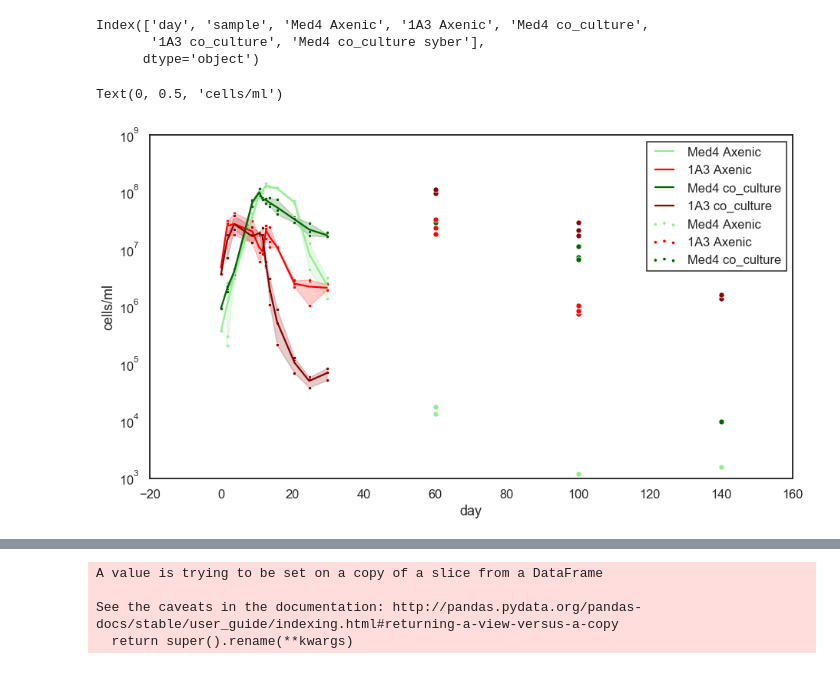
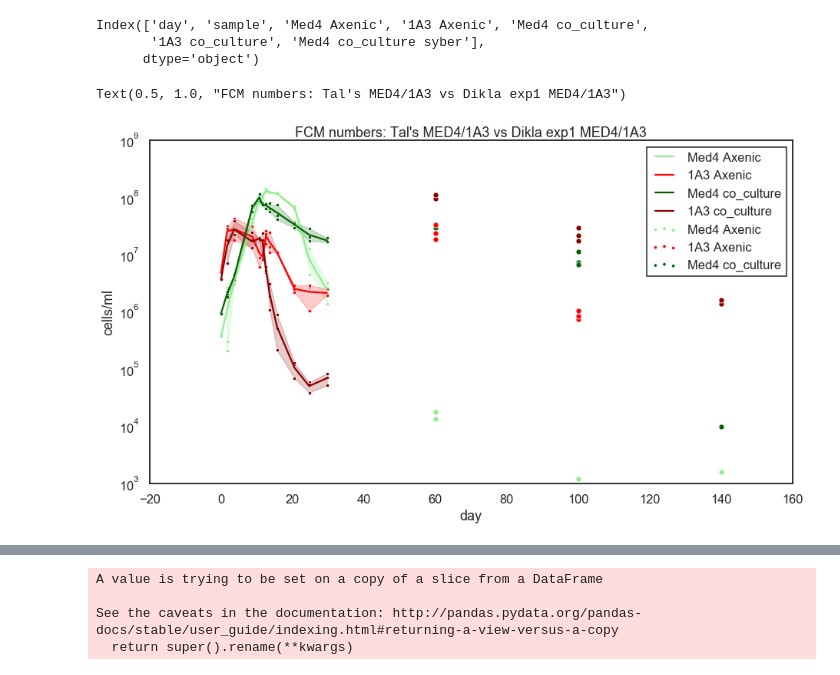
Before and after one commit to wosnat/ccpa, a Jupyter notebook: CCPA_17_4_2020_basic_model-1A3_MED4.ipynb, the cells around one changed output, grey strips where cells are left out. Drawn from its saved outputs; the diff is of its cells as text; code cells hidden in the pictures.

```diff
--- a/CCPA_17_4_2020_basic_model-1A3_MED4.ipynb
+++ b/CCPA_17_4_2020_basic_model-1A3_MED4.ipynb
@@ -158,35 +158,36 @@ for i in ['Med4 Axenic',
          ]:
     sns.lineplot(x=tal_df.day, y=tal_df[i], label=i,  color=colors[i])
     sns.scatterplot(x=tal_df.day, y=tal_df[i], label=i, s=20, color=colors[i], legend=False)
 
 df_axenic1 = df.loc[df.experiment.isin(['e1']) & df.PRO.isin(['MED4']) & df.culture.isin(['Axenic'])]
 df_1a31 = df.loc[df.experiment.isin(['e1']) & df.PRO.isin(['MED4']) & df.ALT.isin(['1A3'])]
 prevdf_axenic1 = prevfcm_df.loc[prevfcm_df.METHOD.isin(['FL']) & prevfcm_df.PRO.isin(['MED4'])
                                & prevfcm_df.MODE.isin(['lowN'])]
 prevdf_1a31 = prevfcm_df.loc[prevfcm_df.METHOD.isin(['FL']) & prevfcm_df.PRO.isin(['MED4'])
                                & prevfcm_df.MODE.isin(['1A3'])]
 
 compdf_axenic = compdf.loc[compdf.MODE.isin(['lowN']) & compdf.PRO.isin(['MED4']) ]
 compdf_1a3 = compdf.loc[compdf.MODE.isin(['1A3']) & compdf.PRO.isin(['MED4']) ]
 fcmdf_axenic1 = fcmdf.loc[fcmdf.experiment.isin(['exp1']) & fcmdf.PRO.isin(['MED4']) & fcmdf.ALT.isna()]
 fcmdf_1a31 = fcmdf.loc[fcmdf.experiment.isin(['exp1']) & fcmdf.PRO.isna() & fcmdf.ALT.isin(['1A3'])]
 fcmdf_coculture1 = fcmdf.loc[fcmdf.experiment.isin(['exp1']) & fcmdf.PRO.isin(['MED4']) & fcmdf.ALT.isin(['1A3'])]
 
 #sns.lineplot(x=prevdf_1a31.day, y=cp.compute_FL2cells(prevdf_1a31['VALUE'], fl2cell_model),label='Tal FL 1A3',color='darkblue')
 #sns.lineplot(x=prevdf_axenic1.day, y=cp.compute_FL2cells(prevdf_axenic1['VALUE'], fl2cell_model),label='Tal FL Axenic',color='lightblue')
 
 #sns.lineplot(x=df_axenic1.day, y=df_axenic1.cells,label='FL axenic')
 #sns.lineplot(x=df_1a31.day, y=df_1a31.cells,label='FL 1A3')
 sns.scatterplot(x=fcmdf_axenic1.day, y=fcmdf_axenic1['PRO.1'],label='FCM MED4 axenic', color='lightgreen',s=50, legend=False)
 sns.scatterplot(x=fcmdf_coculture1.day, y=fcmdf_coculture1['PRO.1'],label='FCM MED4 coculture', color='darkgreen', s=50, legend=False)
 sns.scatterplot(x=fcmdf_coculture1.day, y=fcmdf_coculture1['ALT.1'],label='FCM 1A3 coculture', color='darkred', s=50, legend=False)
 sns.scatterplot(x=fcmdf_1a31.day, y=fcmdf_1a31['ALT.1'],label='FCM 1A3 axenic', color='red', s=50, legend=False)
 plt.yscale('log')
 plt.ylim(1e3,1e9)
 plt.ylabel('cells/ml')
+plt.title("FCM numbers: Tal's MED4/1A3 vs Dikla exp1 MED4/1A3" )
 # %% [output]
-Text(0, 0.5, 'cells/ml')
+Text(0.5, 1.0, "FCM numbers: Tal's MED4/1A3 vs Dikla exp1 MED4/1A3")
-[figure, old version]
+[figure, new version]
 # %%
 df_axenic1 = df.loc[df.experiment.isin(['e1']) & df.PRO.isin(['MED4']) & df.culture.isin(['Axenic'])]
 df_1a31 = df.loc[df.experiment.isin(['e1']) & df.PRO.isin(['MED4']) & df.ALT.isin(['1A3'])]
```
Also changed, not shown: parts of 2 cells of this notebook, 47 other files.
